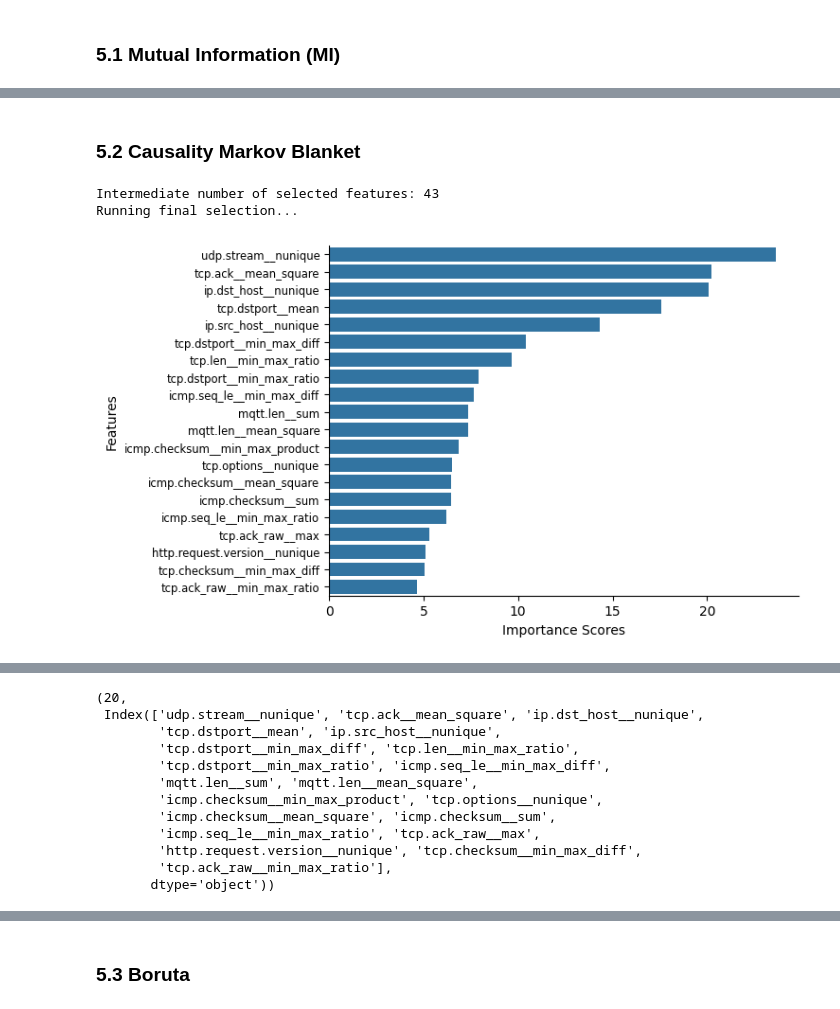
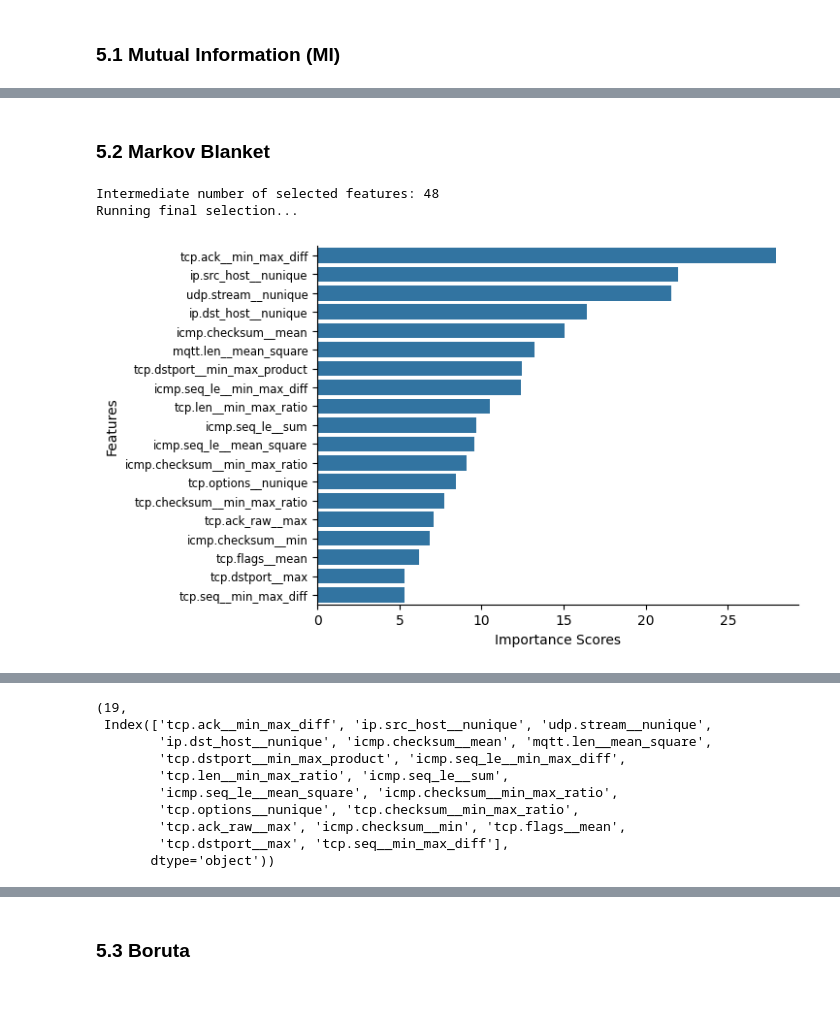
Before and after one commit to vichShir/efficient-multistage-pipeline-iiot, a Jupyter notebook: main.ipynb, the cells around one changed output, grey strips where cells are left out. Saved outputs shown, nothing was run; the diff lists cells and outputs as text; code cells hidden in the pictures.

```diff
--- a/main.ipynb
+++ b/main.ipynb
@@ -331,10 +453,16 @@ Evaluation f1-score: 0.9694114826412636
 # %% [markdown]
-### 5.2 Causality Markov Blanket
+### 5.2 Markov Blanket
 # %%
 %%time
+start_time = time.perf_counter()
+
 causal_selected_features = fs_markov_blanket(X_fs, y_fs, modules, seed=SEED, thresholds=[0.001, 0.01], val_size=0.1)
+
+end_time = time.perf_counter()
+mb_decision_time = end_time - start_time
+
 len(causal_selected_features), causal_selected_features
 # %% [output]
-Intermediate number of selected features: 43
+Intermediate number of selected features: 48
 Running final selection...
-[figure, old version]
+[figure, new version]
@@ -343,13 +471,11 @@ Wall time: 5min 57s
-(20,
- Index(['udp.stream__nunique', 'tcp.ack__mean_square', 'ip.dst_host__nunique',
-        'tcp.dstport__mean', 'ip.src_host__nunique',
-        'tcp.dstport__min_max_diff', 'tcp.len__min_max_ratio',
-        'tcp.dstport__min_max_ratio', 'icmp.seq_le__min_max_diff',
-        'mqtt.len__sum', 'mqtt.len__mean_square',
-        'icmp.checksum__min_max_product', 'tcp.options__nunique',
-        'icmp.checksum__mean_square', 'icmp.checksum__sum',
-        'icmp.seq_le__min_max_ratio', 'tcp.ack_raw__max',
-        'http.request.version__nunique', 'tcp.checksum__min_max_diff',
-        'tcp.ack_raw__min_max_ratio'],
+(19,
+ Index(['tcp.ack__min_max_diff', 'ip.src_host__nunique', 'udp.stream__nunique',
+        'ip.dst_host__nunique', 'icmp.checksum__mean', 'mqtt.len__mean_square',
+        'tcp.dstport__min_max_product', 'icmp.seq_le__min_max_diff',
+        'tcp.len__min_max_ratio', 'icmp.seq_le__sum',
+        'icmp.seq_le__mean_square', 'icmp.checksum__min_max_ratio',
+        'tcp.options__nunique', 'tcp.checksum__min_max_ratio',
+        'tcp.ack_raw__max', 'icmp.checksum__min', 'tcp.flags__mean',
+        'tcp.dstport__max', 'tcp.seq__min_max_diff'],
        dtype='object'))
 # %%
```
Also changed, not shown: parts of 36 cells of this notebook, 6 other files.
